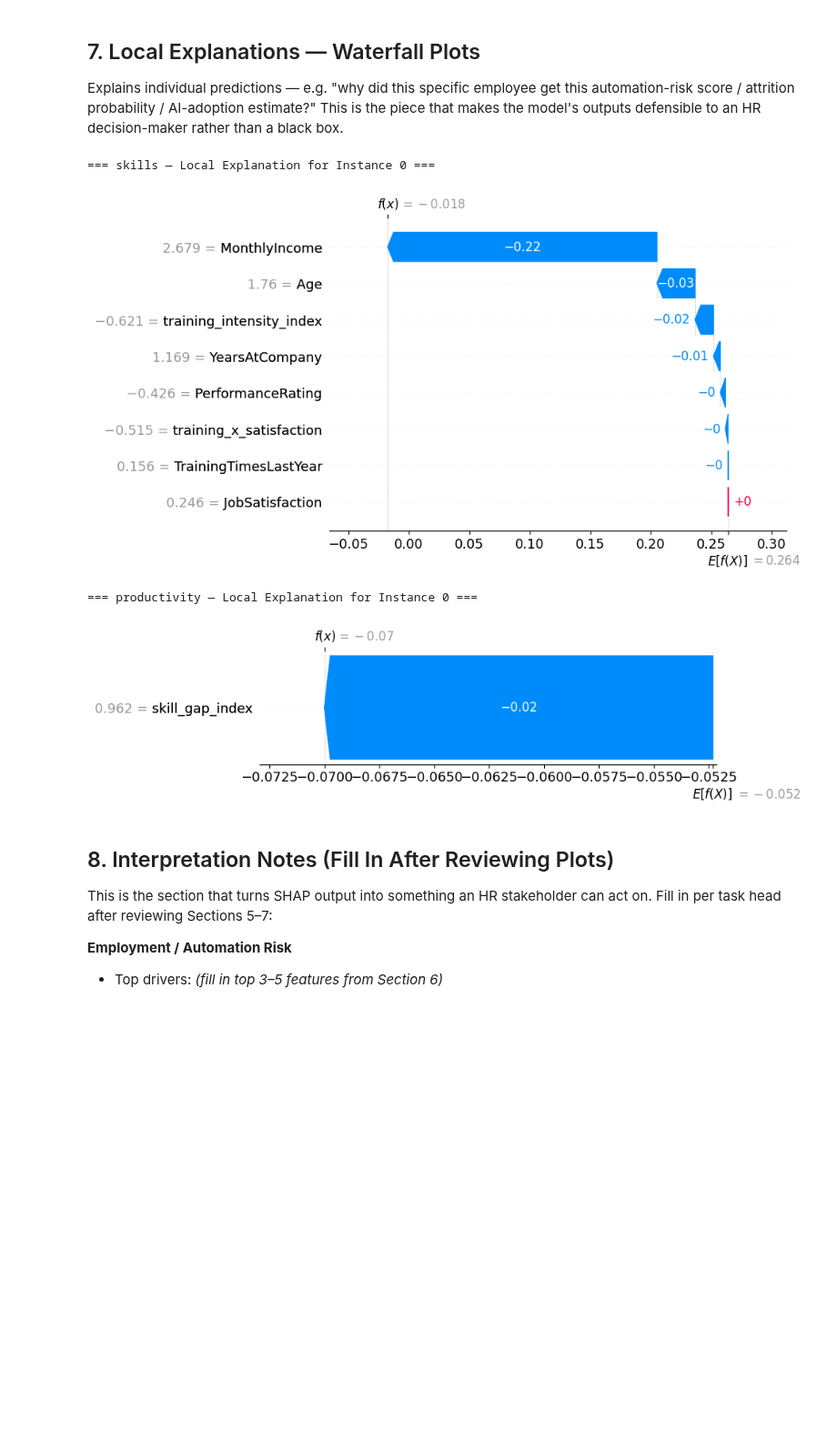
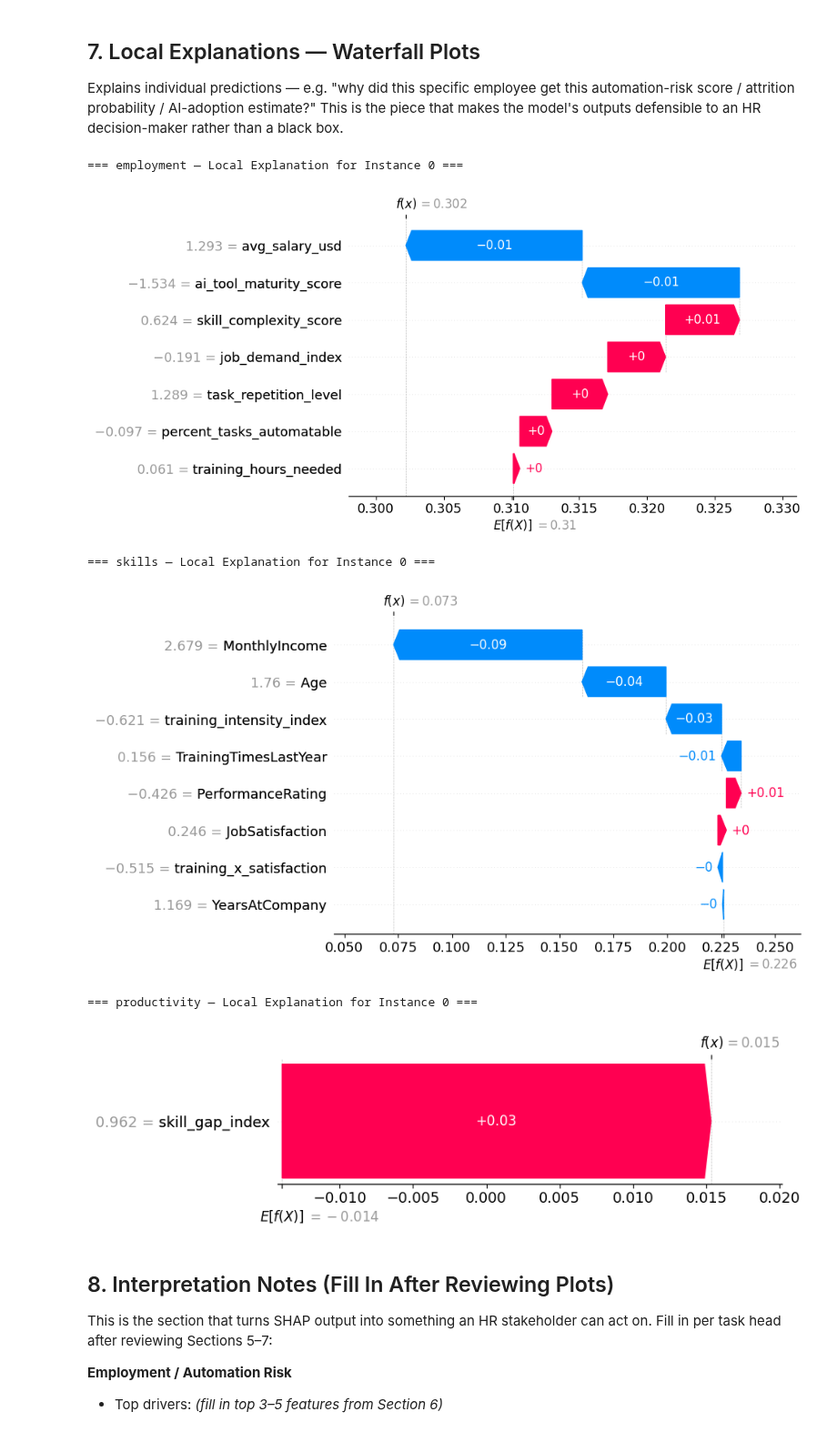
Before and after one commit to NatureAiia/ZivaBasa-MVP, a Jupyter notebook: notebooks/05_shap_explainability.ipynb, the cells around one changed output. Shown at 91% size. Saved outputs shown, nothing was run; the diff lists cells and outputs as text; code cells hidden in the pictures; blank space fills up the shorter version.

```diff
--- a/notebooks/05_shap_explainability.ipynb
+++ b/notebooks/05_shap_explainability.ipynb
@@ -51,7 +51,7 @@ TASK_CONFIG = {
     "employment": {
         "target": "target_high_automation_risk",
         "task_type": "classification",
-        "drop_cols": ["target_high_automation_risk", "automation_risk", "automation_exposure_index"],
+        "drop_cols": ["target_high_automation_risk", "automation_risk_score", "automation_exposure_index", "exposure_x_skill_complexity"],
     },
     "skills": {
         "target": "target_attrition",
@@ -269,5 +239,6 @@ for name, sv in shap_values_by_task.items():
     explain_df = shap_inputs[name]["explain_df"]
 
     print(f"=== {name} — SHAP Summary Plot ===")
-    shap.summary_plot(sv, explain_df, feature_names=feature_names, show=True)
+    sv_plot = sv.reshape(-1, 1) if np.ndim(sv) == 1 else sv
+    shap.summary_plot(sv_plot, explain_df, feature_names=feature_names, show=True)
 # %% [output]
@@ -326,30 +309,33 @@ outputs defensible to an HR decision-maker rather than a black box.
 # %%
 def plot_waterfall(task_name, instance_idx=0):
     sv = shap_values_by_task[task_name]
     feature_names = splits[task_name]["feature_names"]
     explain_df = shap_inputs[task_name]["explain_df"]
     model = task_models[task_name]
 
     base_value = float(model.predict(shap_inputs[task_name]["background"], verbose=0).mean())
-    instance_values = explain_df.iloc[instance_idx].values
+    instance_values = np.atleast_1d(explain_df.iloc[instance_idx].values)
+    instance_shap = np.atleast_1d(sv[instance_idx])
 
     explanation = shap.Explanation(
-        values=sv[instance_idx],
+        values=instance_shap,
         base_values=base_value,
         data=instance_values,
         feature_names=feature_names,
     )
     print(f"=== {task_name} — Local Explanation for Instance {instance_idx} ===")
     shap.plots.waterfall(explanation, show=True)
 
 # One example instance per task head — change instance_idx to inspect others
 for name in shap_values_by_task:
     plot_waterfall(name, instance_idx=0)
 # %% [output]
-=== skills — Local Explanation for Instance 0 ===
+=== employment — Local Explanation for Instance 0 ===
-[figure, old version]
+[figure, new version]
-=== productivity — Local Explanation for Instance 0 ===
+=== skills — Local Explanation for Instance 0 ===
-[figure, old version]
+[figure, new version]
+=== productivity — Local Explanation for Instance 0 ===
+[figure, added]
 # %% [markdown]
 ## 8. Interpretation Notes (Fill In After Reviewing Plots)
 
```
Also changed, not shown: parts of 8 cells of this notebook, 7 other files.
